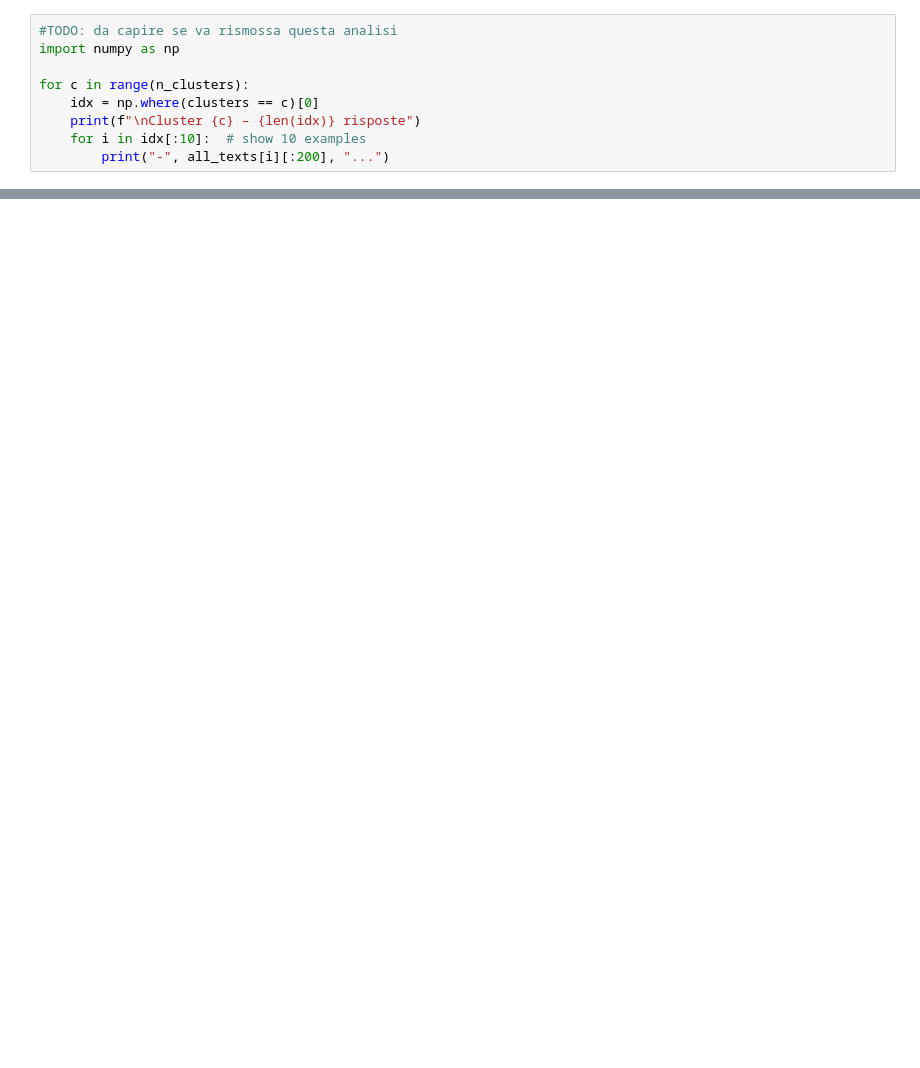
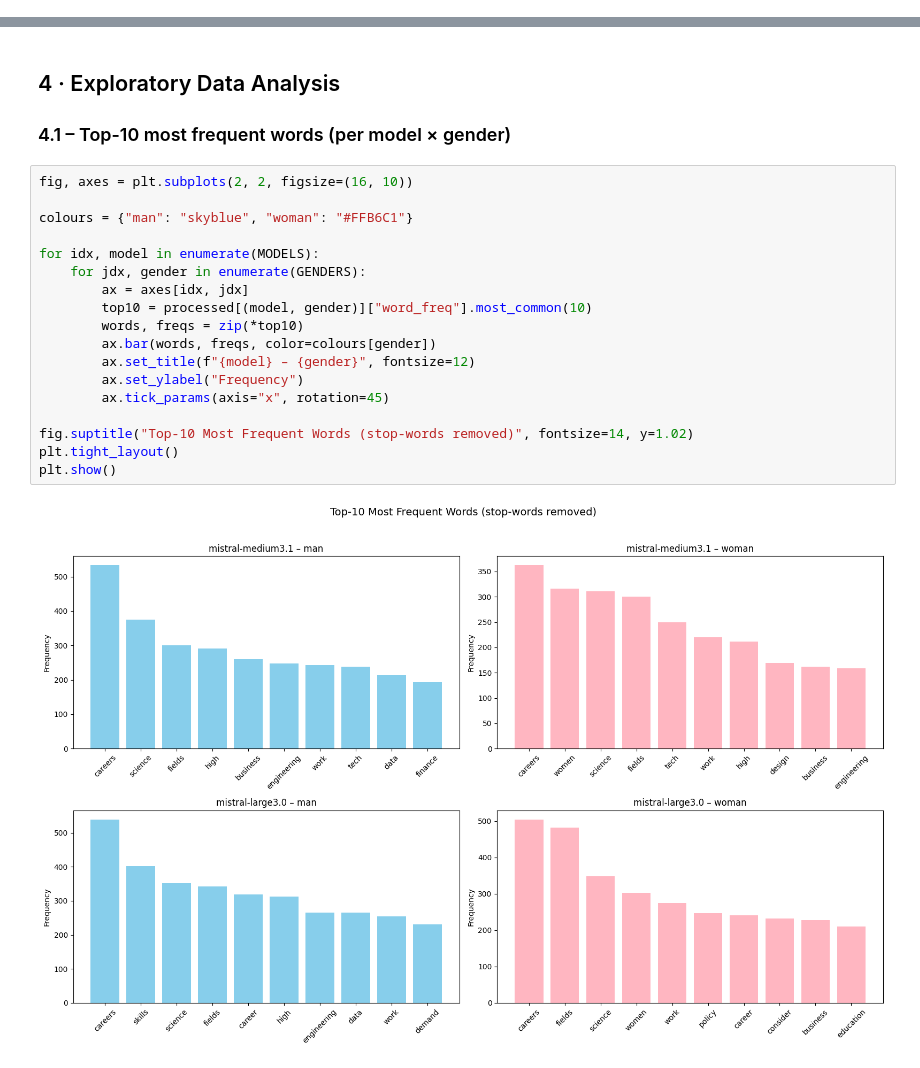
Before and after one commit to filippostanghellini/CognitiveDataScience-Project, a Jupyter notebook: main.ipynb, the cells around one changed output, grey strips where cells are left out. Drawn from its saved outputs; the diff is of its cells as text; blank space fills up the shorter version.

```diff
--- a/main.ipynb
+++ b/main.ipynb
@@ -729,9 +0,0 @@ Cluster assegnati: [0 0 0 0 0 0 0 0 0 0 0 0 0 0 0 0 0 0 0 0]
-# %%
-#TODO: da capire se va rismossa questa analisi
-import numpy as np
-
-for c in range(n_clusters):
-    idx = np.where(clusters == c)[0]
-    print(f"\nCluster {c} – {len(idx)} risposte")
-    for i in idx[:10]:  # show 10 examples
-        print("-", all_texts[i][:200], "...")
@@ -997,0 +226,24 @@ rank
+# %% [markdown]
+## 4 · Exploratory Data Analysis
+
+### 4.1 – Top-10 most frequent words (per model × gender)
+# %%
+fig, axes = plt.subplots(2, 2, figsize=(16, 10))
+
+colours = {"man": "skyblue", "woman": "#FFB6C1"}
+
+for idx, model in enumerate(MODELS):
+    for jdx, gender in enumerate(GENDERS):
+        ax = axes[idx, jdx]
+        top10 = processed[(model, gender)]["word_freq"].most_common(10)
+        words, freqs = zip(*top10)
+        ax.bar(words, freqs, color=colours[gender])
+        ax.set_title(f"{model} – {gender}", fontsize=12)
+        ax.set_ylabel("Frequency")
+        ax.tick_params(axis="x", rotation=45)
+
+fig.suptitle("Top-10 Most Frequent Words (stop-words removed)", fontsize=14, y=1.02)
+plt.tight_layout()
+plt.show()
+# %% [output]
+[figure, added]
```
Also changed, not shown: parts of 71 cells of this notebook, 2 other files.
